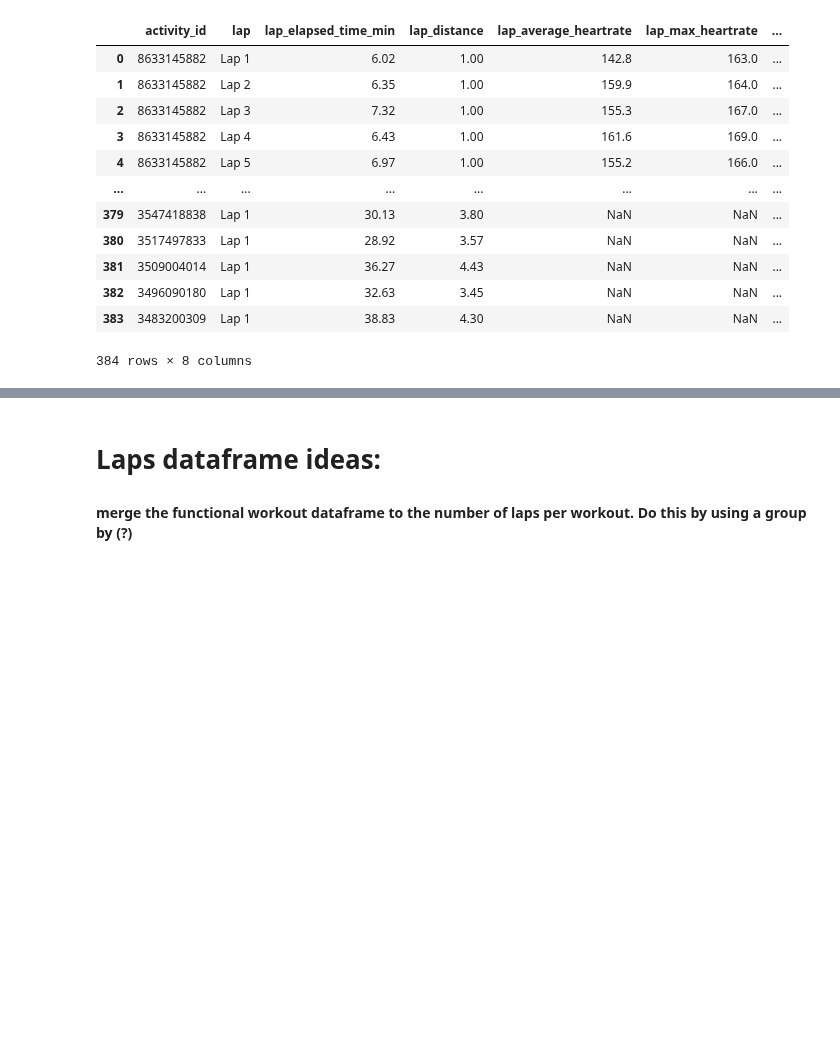
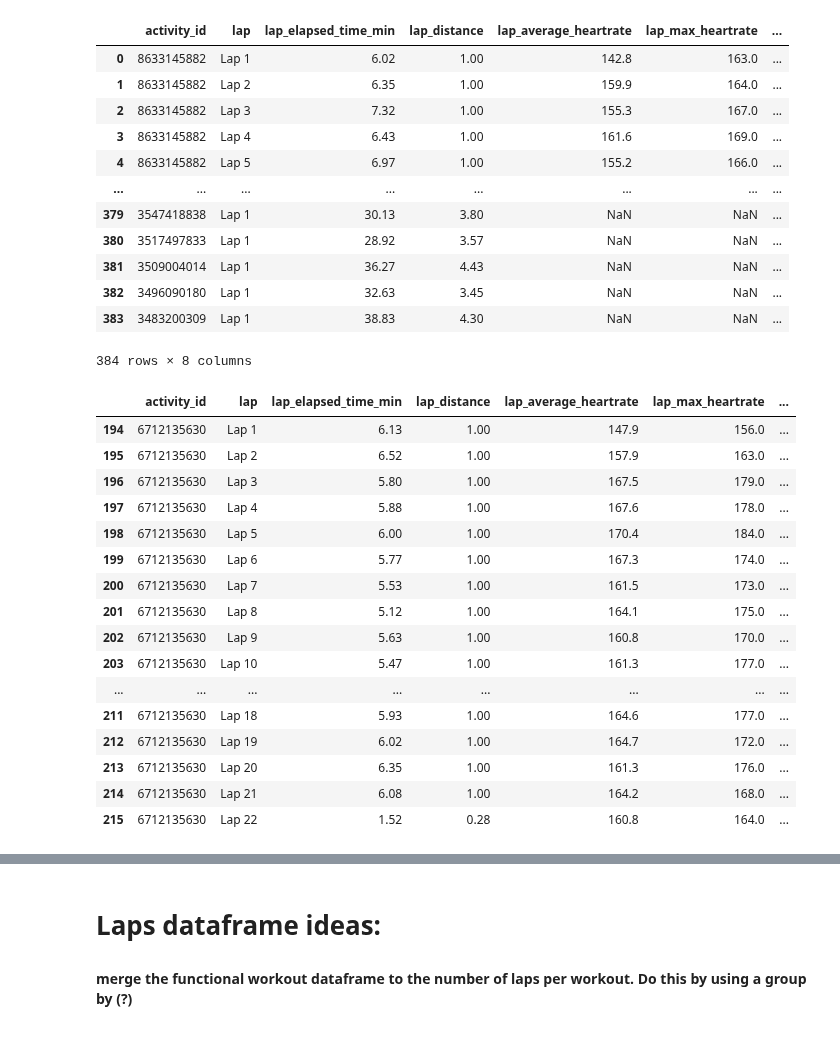
Before and after one commit to ManuelElizaldi/PyStrava, a Jupyter notebook: StravaConnect.ipynb, the cells around one changed output, grey strips where cells are left out. Saved outputs shown, nothing was run; the diff lists cells and outputs as text; code cells hidden in the pictures; blank space fills up the shorter version.

Commit message:
Adding code on laps dataframe

```diff
--- a/StravaConnect.ipynb
+++ b/StravaConnect.ipynb
@@ -367,3 +367,23 @@ running_laps
 | 382 | 3496090180 | Lap 1 | 32.63 | 3.45 | NaN | NaN | ... |
 | 383 | 3483200309 | Lap 1 | 38.83 | 4.30 | NaN | NaN | ... |
 384 rows × 8 columns
+# %%
+running_laps.loc[running_laps['activity_id'] == 6712135630]
+# %% [output]
+|  | activity_id | lap | lap_elapsed_time_min | lap_distance | lap_average_heartrate | lap_max_heartrate | ... |
+| 194 | 6712135630 | Lap 1 | 6.13 | 1.00 | 147.9 | 156.0 | ... |
+| 195 | 6712135630 | Lap 2 | 6.52 | 1.00 | 157.9 | 163.0 | ... |
+| 196 | 6712135630 | Lap 3 | 5.80 | 1.00 | 167.5 | 179.0 | ... |
+| 197 | 6712135630 | Lap 4 | 5.88 | 1.00 | 167.6 | 178.0 | ... |
+| 198 | 6712135630 | Lap 5 | 6.00 | 1.00 | 170.4 | 184.0 | ... |
+| 199 | 6712135630 | Lap 6 | 5.77 | 1.00 | 167.3 | 174.0 | ... |
+| 200 | 6712135630 | Lap 7 | 5.53 | 1.00 | 161.5 | 173.0 | ... |
+| 201 | 6712135630 | Lap 8 | 5.12 | 1.00 | 164.1 | 175.0 | ... |
+| 202 | 6712135630 | Lap 9 | 5.63 | 1.00 | 160.8 | 170.0 | ... |
+| 203 | 6712135630 | Lap 10 | 5.47 | 1.00 | 161.3 | 177.0 | ... |
+| ... | ... | ... | ... | ... | ... | ... | ... |
+| 211 | 6712135630 | Lap 18 | 5.93 | 1.00 | 164.6 | 177.0 | ... |
+| 212 | 6712135630 | Lap 19 | 6.02 | 1.00 | 164.7 | 172.0 | ... |
+| 213 | 6712135630 | Lap 20 | 6.35 | 1.00 | 161.3 | 176.0 | ... |
+| 214 | 6712135630 | Lap 21 | 6.08 | 1.00 | 164.2 | 168.0 | ... |
+| 215 | 6712135630 | Lap 22 | 1.52 | 0.28 | 160.8 | 164.0 | ... |
```
Also changed, not shown: parts of 9 cells of this notebook.
